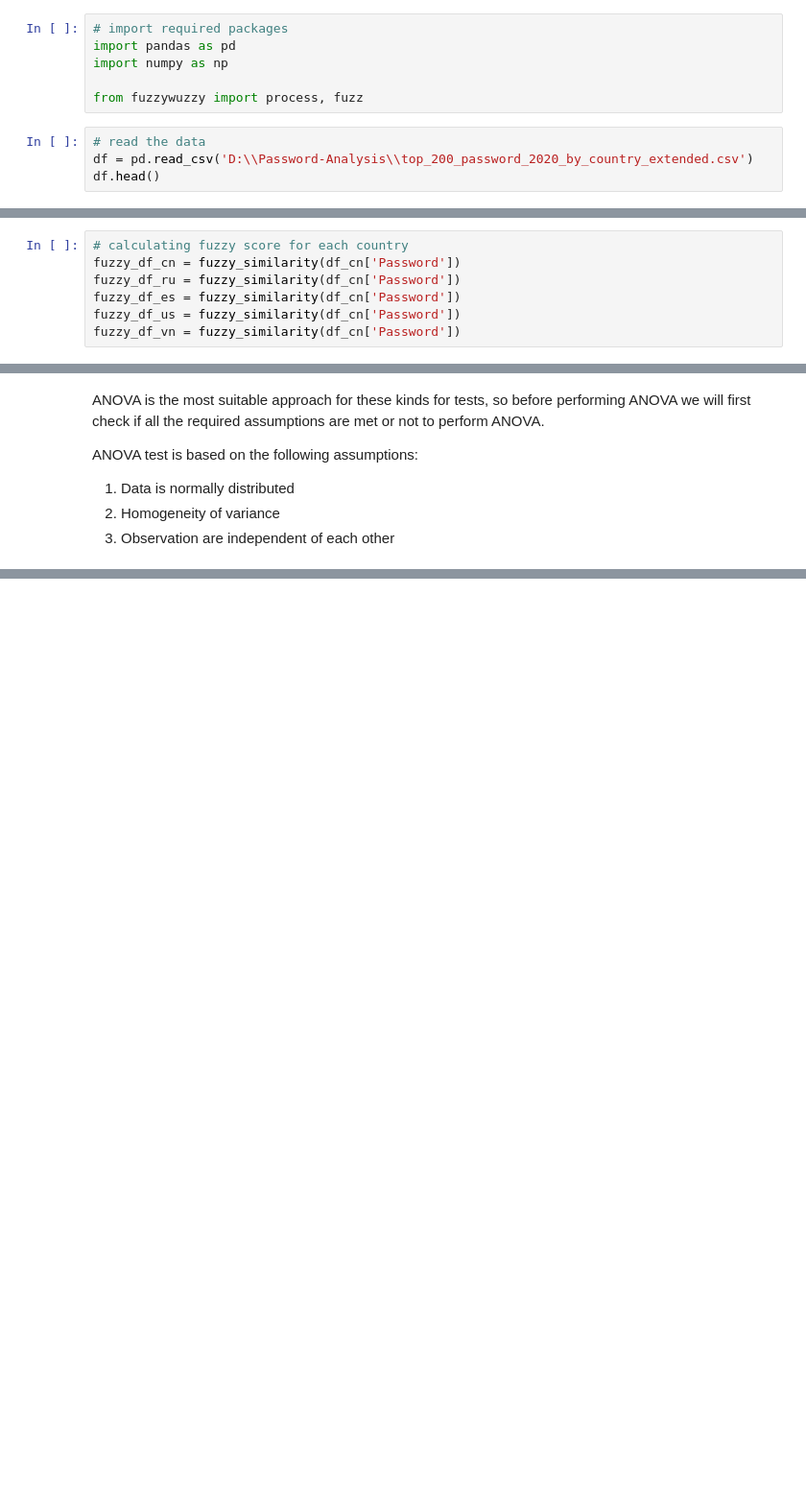
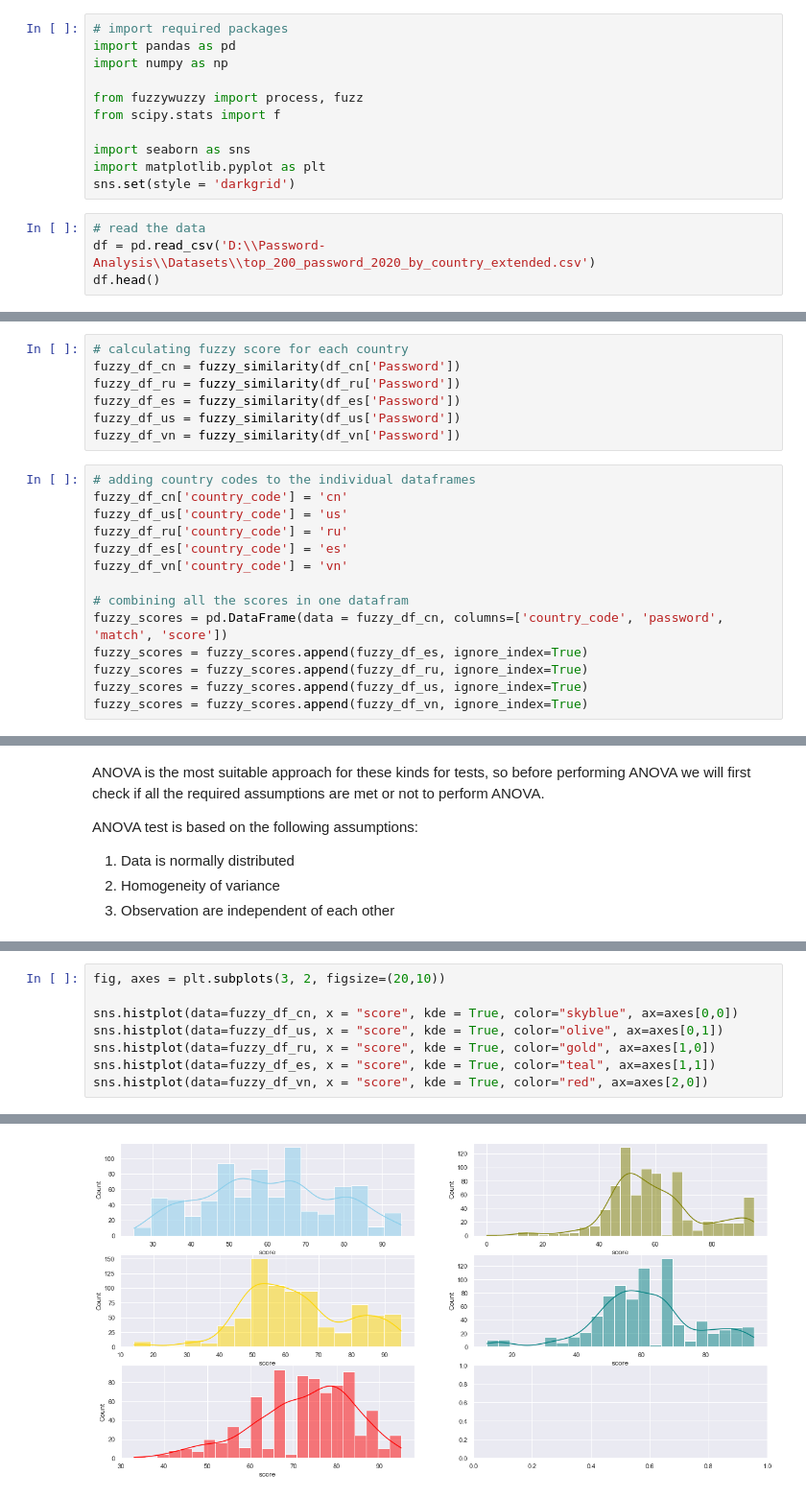
Before and after one commit to 98yangjames/Password-Analysis, a Jupyter notebook: Similarity Analysis/fuzzy.ipynb, the cells around one changed output, grey strips where cells are left out. Shown at 96% size. Saved outputs shown, nothing was run; the diff lists cells and outputs as text; blank space fills up the shorter version.

Commit message:
hypothesis test for similar passwords

```diff
--- a/Similarity Analysis/fuzzy.ipynb
+++ b/Similarity Analysis/fuzzy.ipynb
@@ -11,9 +8,14 @@ import pandas as pd
 import numpy as np
 
 from fuzzywuzzy import process, fuzz
+from scipy.stats import f
+
+import seaborn as sns
+import matplotlib.pyplot as plt
+sns.set(style = 'darkgrid')
 # %%
 # read the data
-df = pd.read_csv('D:\\Password-Analysis\\top_200_password_2020_by_country_extended.csv')
+df = pd.read_csv('D:\\Password-Analysis\\Datasets\\top_200_password_2020_by_country_extended.csv')
 df.head()
 # %% [output]
 |  | country_code | country | Rank | Password | User_count | Time_to_crack | Global_rank | ... |
@@ -63,10 +65,24 @@ def fuzzy_similarity(password_df):
 # %%
 # calculating fuzzy score for each country
 fuzzy_df_cn = fuzzy_similarity(df_cn['Password'])
-fuzzy_df_ru = fuzzy_similarity(df_cn['Password'])
-fuzzy_df_es = fuzzy_similarity(df_cn['Password'])
-fuzzy_df_us = fuzzy_similarity(df_cn['Password'])
-fuzzy_df_vn = fuzzy_similarity(df_cn['Password'])
+fuzzy_df_ru = fuzzy_similarity(df_ru['Password'])
+fuzzy_df_es = fuzzy_similarity(df_es['Password'])
+fuzzy_df_us = fuzzy_similarity(df_us['Password'])
+fuzzy_df_vn = fuzzy_similarity(df_vn['Password'])
+# %%
+# adding country codes to the individual dataframes
+fuzzy_df_cn['country_code'] = 'cn'
+fuzzy_df_us['country_code'] = 'us'
+fuzzy_df_ru['country_code'] = 'ru'
+fuzzy_df_es['country_code'] = 'es'
+fuzzy_df_vn['country_code'] = 'vn'
+
+# combining all the scores in one datafram
+fuzzy_scores = pd.DataFrame(data = fuzzy_df_cn, columns=['country_code', 'password', 'match', 'score'])
+fuzzy_scores = fuzzy_scores.append(fuzzy_df_es, ignore_index=True)
+fuzzy_scores = fuzzy_scores.append(fuzzy_df_ru, ignore_index=True)
+fuzzy_scores = fuzzy_scores.append(fuzzy_df_us, ignore_index=True)
+fuzzy_scores = fuzzy_scores.append(fuzzy_df_vn, ignore_index=True)
 # %% [markdown]
 ## Performing Statistical Analysis
 # %% [markdown]
@@ -86,0 +109,9 @@ ANOVA test is based on the following assumptions:
+# %%
+fig, axes = plt.subplots(3, 2, figsize=(20,10))
+
+sns.histplot(data=fuzzy_df_cn, x = "score", kde = True, color="skyblue", ax=axes[0,0])
+sns.histplot(data=fuzzy_df_us, x = "score", kde = True, color="olive", ax=axes[0,1])
+sns.histplot(data=fuzzy_df_ru, x = "score", kde = True, color="gold", ax=axes[1,0])
+sns.histplot(data=fuzzy_df_es, x = "score", kde = True, color="teal", ax=axes[1,1])
+sns.histplot(data=fuzzy_df_vn, x = "score", kde = True, color="red", ax=axes[2,0])
+# %% [output]
@@ -86,0 +119 @@ ANOVA test is based on the following assumptions:
+[figure, added]
```
Also changed, not shown: parts of 22 cells of this notebook.
